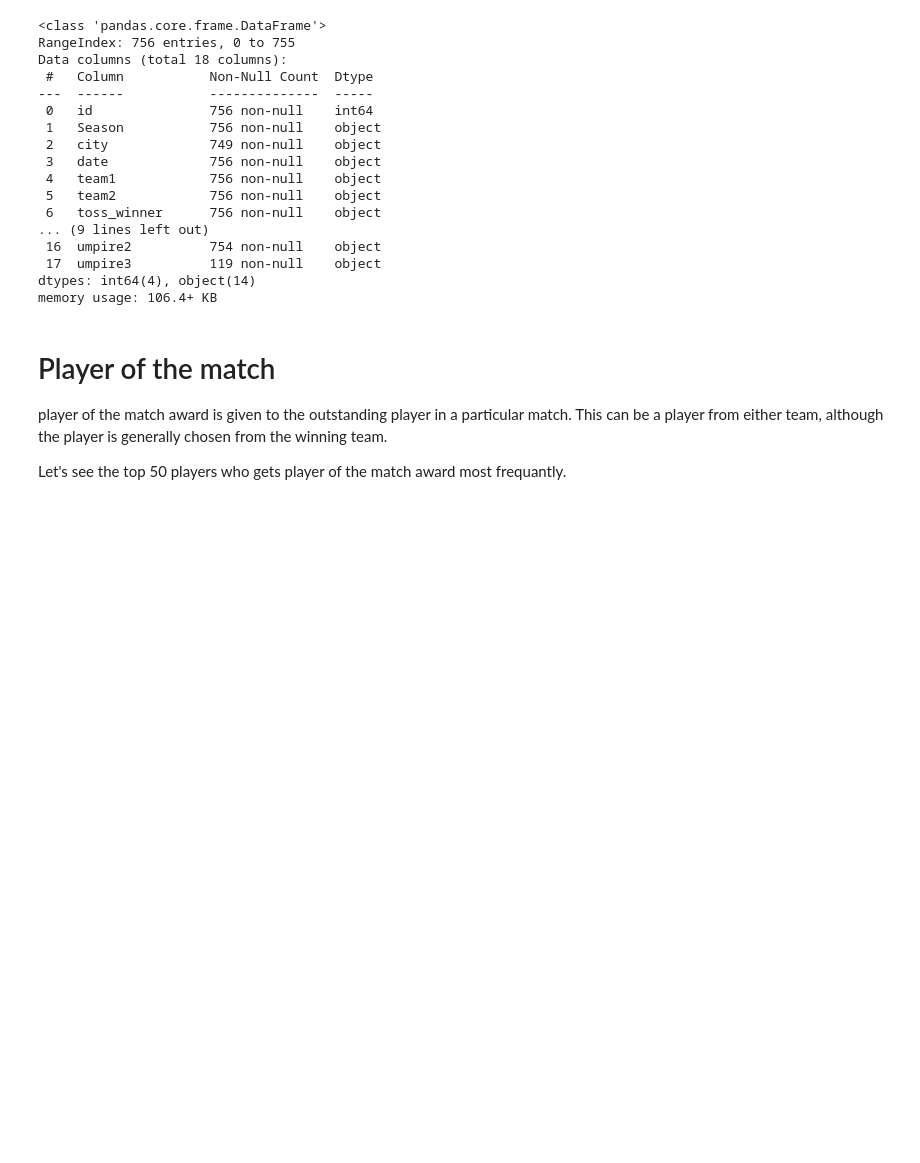
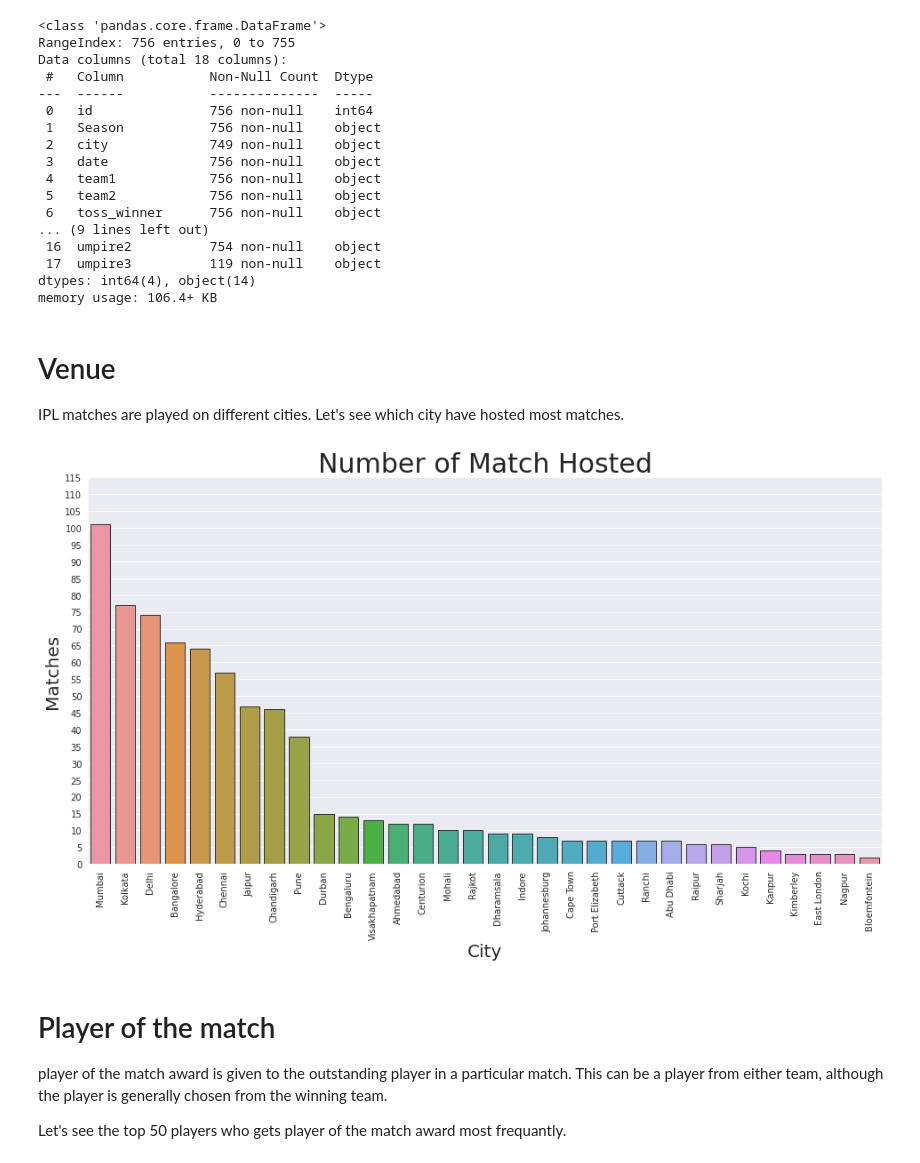
Before and after one commit to Pradip240/IPL-T20-Cricket-Analysis, a Jupyter notebook: Pradip_IPL_T20_Cricket_Analysis_Capstone_Project.ipynb, the cells around one changed output. Drawn from its saved outputs; the diff is of its cells as text; code cells hidden in the pictures; blank space fills up the shorter version.

```diff
--- a/Pradip_IPL_T20_Cricket_Analysis_Capstone_Project.ipynb
+++ b/Pradip_IPL_T20_Cricket_Analysis_Capstone_Project.ipynb
@@ -88,6 +89,28 @@ Data columns (total 18 columns):
  17  umpire3          119 non-null    object
 dtypes: int64(4), object(14)
 memory usage: 106.4+ KB
+# %% [markdown]
+# Venue
+
+IPL matches are played on different cities.
+Let's see which city have hosted most matches.
+# %%
+city_data = matches_df.groupby('city').count().reset_index()
+city_data.sort_values('id', ignore_index=True, ascending=False, inplace=True)
+fig, axes = plt.subplots(figsize=(16,8))
+sns.set_style("darkgrid")
+sns.barplot(x='city', y='id', ax=axes, data=city_data,linewidth=1,edgecolor='0.2')
+axes.set_yticks(range(0,120,5))
+axes.set_xlabel('City', size=20)
+axes.set_ylabel('Matches', size=20)
+axes.set_title('Number of Match Hosted', size=30)
+for tick in axes.xaxis.get_major_ticks():
+    tick.label.set_fontsize(10)
+    tick.label.set_rotation(90)
+for tick in axes.yaxis.get_major_ticks():
+    tick.label.set_fontsize(10)
+# %% [output]
+[figure, added]
 # %% [markdown]
 # Player of the match
 
```
Also changed, not shown: parts of 10 cells of this notebook.
